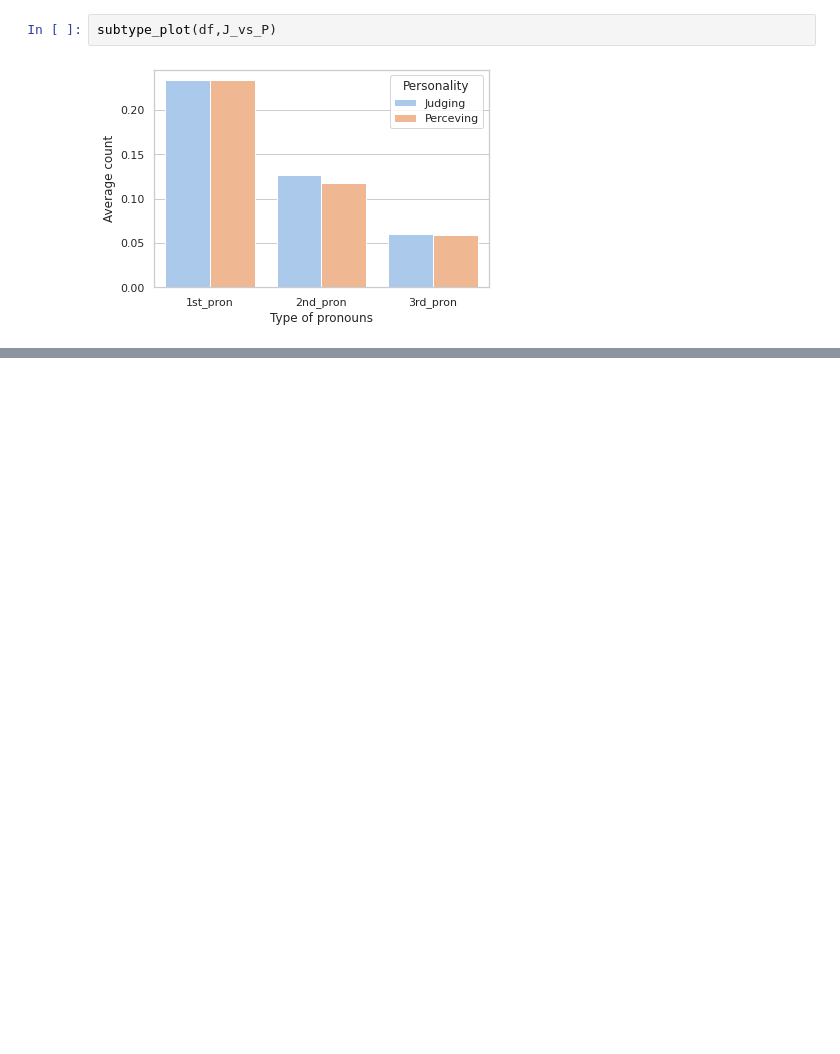
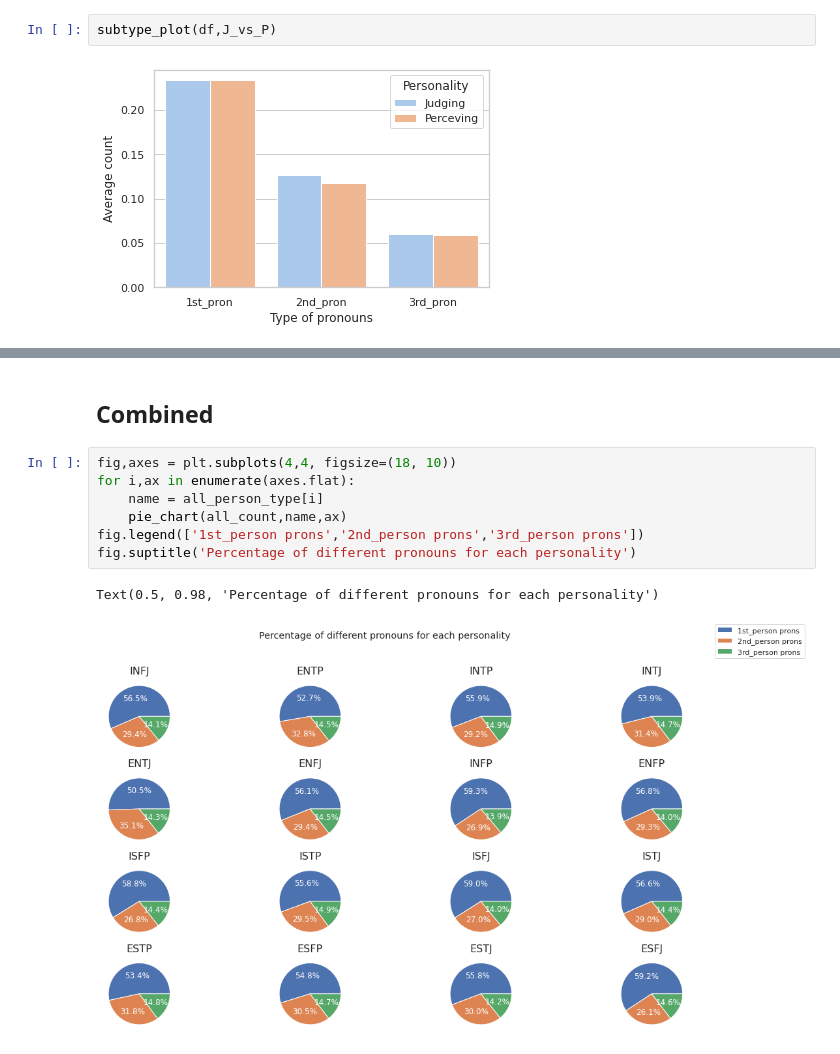
Before and after one commit to admunk/ece143project, a Jupyter notebook: mbti-study-personality-pron.ipynb, the cells around one changed output, grey strips where cells are left out. Saved outputs shown, nothing was run; the diff lists cells and outputs as text; blank space fills up the shorter version.

```diff
--- a/mbti-study-personality-pron.ipynb
+++ b/mbti-study-personality-pron.ipynb
@@ -136,0 +158,12 @@ plt.show()
+# %% [markdown]
+## Combined
+# %%
+fig,axes = plt.subplots(4,4, figsize=(18, 10))
+for i,ax in enumerate(axes.flat):
+    name = all_person_type[i]
+    pie_chart(all_count,name,ax)
+fig.legend(['1st_person prons','2nd_person prons','3rd_person prons'])
+fig.suptitle('Percentage of different pronouns for each personality')
+# %% [output]
+Text(0.5, 0.98, 'Percentage of different pronouns for each personality')
+[figure, added]
```
Also changed, not shown: parts of 14 cells of this notebook.
